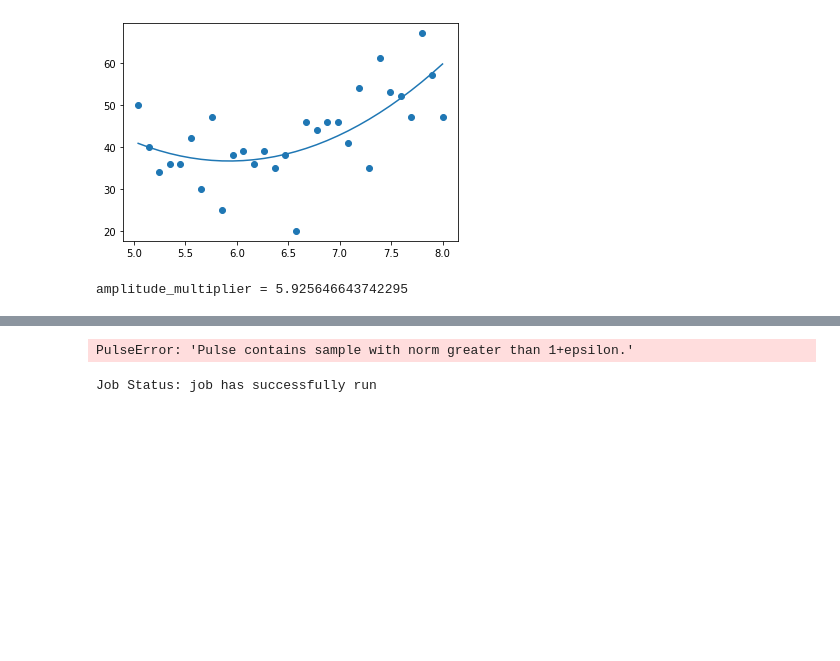
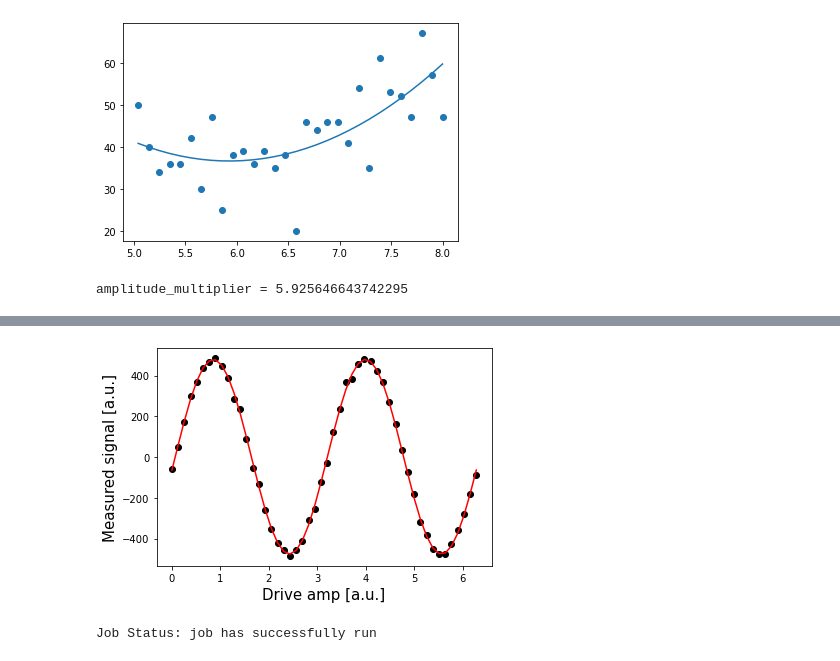
Before and after one commit to panbae59/smooth-optimal-control-2, a Jupyter notebook: new_SOC_with_qiskit_armonk.ipynb, the cells around one changed output, grey strips where cells are left out. Saved outputs shown, nothing was run; the diff lists cells and outputs as text; code cells hidden in the pictures; blank space fills up the shorter version.

```diff
--- a/new_SOC_with_qiskit_armonk.ipynb
+++ b/new_SOC_with_qiskit_armonk.ipynb
@@ -385,0 +429,16 @@ amplitude_multiplier = 5.925646643742295
+# %%
+angles = np.linspace(0, 2*np.pi, 50)
+values = baseline_remove([x['0'] for x in measure_list])
+fit_params, y_fit = fit_function(angles,
+                                 values,
+                                 lambda x, A, B, phi: (A*np.cos(x*2 - phi) + B),
+                                 [490, 0.8, 0])
+
+plt.scatter(angles, values, color='black')
+plt.plot(angles, y_fit, color='red')
+
+plt.xlabel("Drive amp [a.u.]", fontsize=15)
+plt.ylabel("Measured signal [a.u.]", fontsize=15)
+plt.show()
+# %% [output]
+[figure, added]
@@ -386,13 +448,14 @@ amplitude_multiplier = 5.925646643742295
 # %%
 amplitude_multiplier_paper_SOC = load_value('amplitude_multiplier_paper_SOC')
+angle = load_value('paper_SOC_pi_angle')
 
-pulse_paper_SOC_pi_X = pulse.Waveform(Signal*amplitude_multiplier_paper_SOC)
-pulse_paper_SOC_pi_Y = pulse.Waveform(Signal*amplitude_multiplier_paper_SOC*1j)
+Signal_final = Signal * amplitude_multiplier_paper_SOC * np.exp(angle * 1j)
+
+pulse_paper_SOC_pi_X = pulse.Waveform(Signal_final)
+pulse_paper_SOC_pi_Y = pulse.Waveform(Signal_final*1j)
 
 paper_smooth_optimal_control.gate['X'] = Play(pulse_paper_SOC_pi_X, drive_chan)
 paper_smooth_optimal_control.gate['Y'] = Play(pulse_paper_SOC_pi_Y, drive_chan)
-# %% [output]
-PulseError: 'Pulse contains sample with norm greater than 1+epsilon.'
 # %%
 convert_factor = load_value('convert_factor')
 drive_samples = int(250e-9/dt)
```
Also changed, not shown: parts of 16 cells of this notebook, 1 other file.
